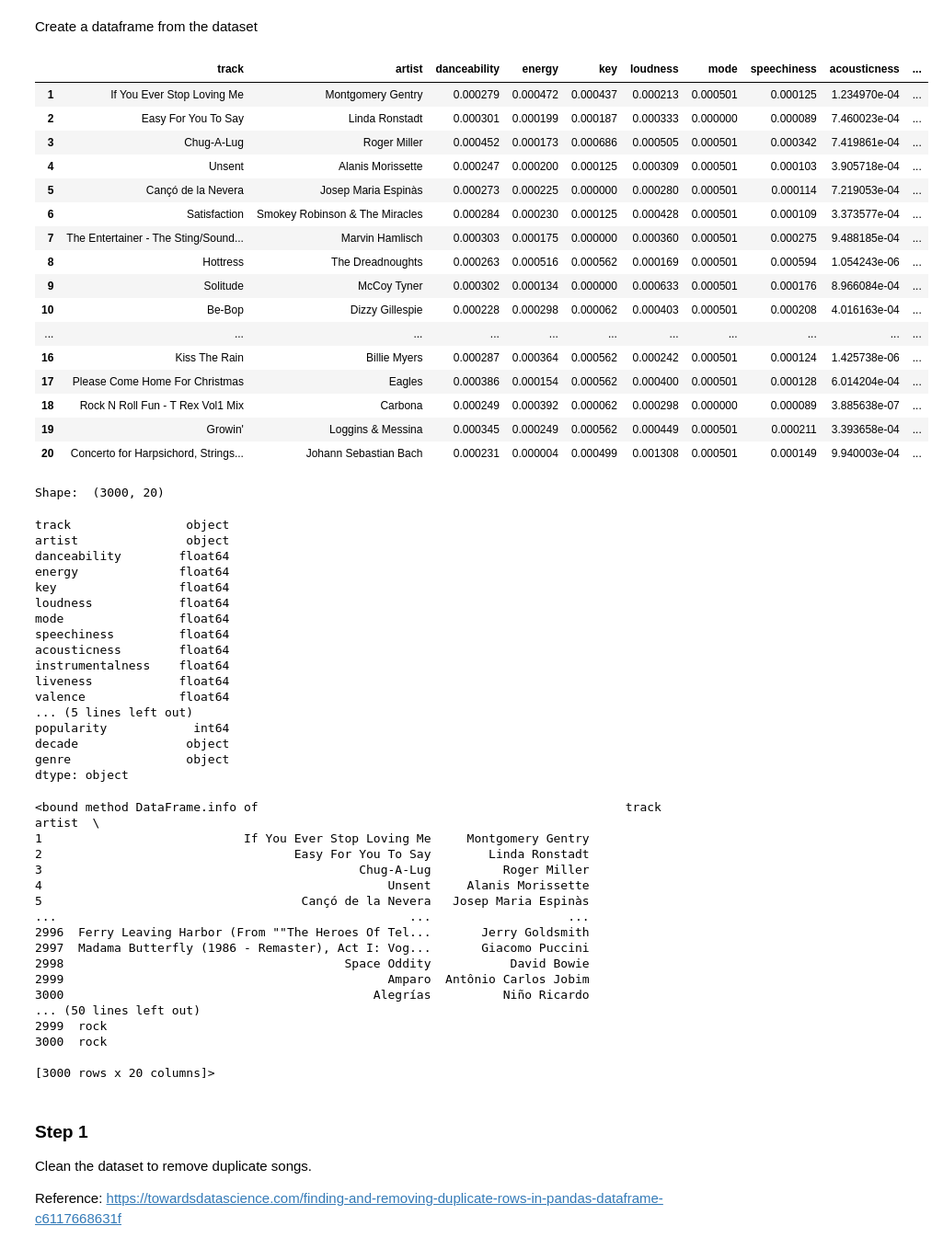
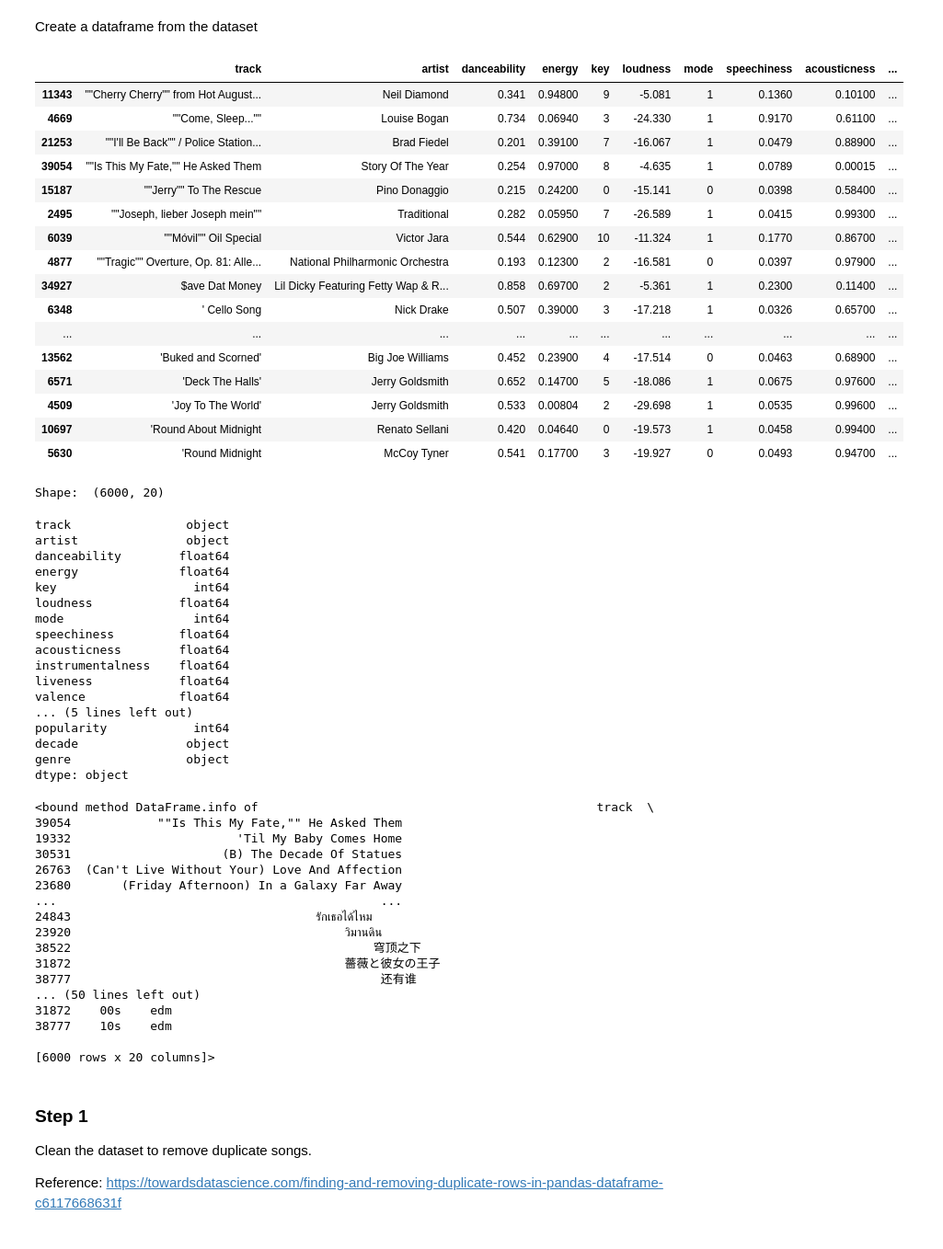
Before and after one commit to DanielTanTWOfficial/song-genre-analysis, a Jupyter notebook: Song Popularity Analysis.ipynb, the cells around one changed output. Shown at 92% size. Saved outputs shown, nothing was run; the diff lists cells and outputs as text; code cells hidden in the pictures.

```diff
--- a/Song Popularity Analysis.ipynb
+++ b/Song Popularity Analysis.ipynb
@@ -15,39 +15,41 @@ sb.set()
 # %% [markdown]
 Create a dataframe from the dataset
 # %%
-songdata = pd.read_csv('data/knn_songs.csv', index_col=0)
+#songdata = pd.read_csv('data/knn_songs.csv', index_col=0)
+songdata = pd.read_csv('data/genre_music.csv')
+songdata = songdata.sort_values(['track'])
 #songdata = songdata.sort_values(["decade"], ascending = (False))
 songdata.head(20)
 # %% [output]
 |  | track | artist | danceability | energy | key | loudness | mode | speechiness | acousticness | ... |
-| 1 | If You Ever Stop Loving Me | Montgomery Gentry | 0.000279 | 0.000472 | 0.000437 | 0.000213 | 0.000501 | 0.000125 | 1.234970e-04 | ... |
-| 2 | Easy For You To Say | Linda Ronstadt | 0.000301 | 0.000199 | 0.000187 | 0.000333 | 0.000000 | 0.000089 | 7.460023e-04 | ... |
-| 3 | Chug-A-Lug | Roger Miller | 0.000452 | 0.000173 | 0.000686 | 0.000505 | 0.000501 | 0.000342 | 7.419861e-04 | ... |
-| 4 | Unsent | Alanis Morissette | 0.000247 | 0.000200 | 0.000125 | 0.000309 | 0.000501 | 0.000103 | 3.905718e-04 | ... |
-| 5 | Cançó de la Nevera | Josep Maria Espinàs | 0.000273 | 0.000225 | 0.000000 | 0.000280 | 0.000501 | 0.000114 | 7.219053e-04 | ... |
-| 6 | Satisfaction | Smokey Robinson & The Miracles | 0.000284 | 0.000230 | 0.000125 | 0.000428 | 0.000501 | 0.000109 | 3.373577e-04 | ... |
-| 7 | The Entertainer - The Sting/Sound... | Marvin Hamlisch | 0.000303 | 0.000175 | 0.000000 | 0.000360 | 0.000501 | 0.000275 | 9.488185e-04 | ... |
-| 8 | Hottress | The Dreadnoughts | 0.000263 | 0.000516 | 0.000562 | 0.000169 | 0.000501 | 0.000594 | 1.054243e-06 | ... |
-| 9 | Solitude | McCoy Tyner | 0.000302 | 0.000134 | 0.000000 | 0.000633 | 0.000501 | 0.000176 | 8.966084e-04 | ... |
-| 10 | Be-Bop | Dizzy Gillespie | 0.000228 | 0.000298 | 0.000062 | 0.000403 | 0.000501 | 0.000208 | 4.016163e-04 | ... |
+| 11343 | ""Cherry Cherry"" from Hot August... | Neil Diamond | 0.341 | 0.94800 | 9 | -5.081 | 1 | 0.1360 | 0.10100 | ... |
+| 4669 | ""Come, Sleep..."" | Louise Bogan | 0.734 | 0.06940 | 3 | -24.330 | 1 | 0.9170 | 0.61100 | ... |
+| 21253 | ""I'll Be Back"" / Police Station... | Brad Fiedel | 0.201 | 0.39100 | 7 | -16.067 | 1 | 0.0479 | 0.88900 | ... |
+| 39054 | ""Is This My Fate,"" He Asked Them | Story Of The Year | 0.254 | 0.97000 | 8 | -4.635 | 1 | 0.0789 | 0.00015 | ... |
+| 15187 | ""Jerry"" To The Rescue | Pino Donaggio | 0.215 | 0.24200 | 0 | -15.141 | 0 | 0.0398 | 0.58400 | ... |
+| 2495 | ""Joseph, lieber Joseph mein"" | Traditional | 0.282 | 0.05950 | 7 | -26.589 | 1 | 0.0415 | 0.99300 | ... |
+| 6039 | ""Móvil"" Oil Special | Victor Jara | 0.544 | 0.62900 | 10 | -11.324 | 1 | 0.1770 | 0.86700 | ... |
+| 4877 | ""Tragic"" Overture, Op. 81: Alle... | National Philharmonic Orchestra | 0.193 | 0.12300 | 2 | -16.581 | 0 | 0.0397 | 0.97900 | ... |
+| 34927 | $ave Dat Money | Lil Dicky Featuring Fetty Wap & R... | 0.858 | 0.69700 | 2 | -5.361 | 1 | 0.2300 | 0.11400 | ... |
+| 6348 | ' Cello Song | Nick Drake | 0.507 | 0.39000 | 3 | -17.218 | 1 | 0.0326 | 0.65700 | ... |
 | ... | ... | ... | ... | ... | ... | ... | ... | ... | ... | ... |
-| 16 | Kiss The Rain | Billie Myers | 0.000287 | 0.000364 | 0.000562 | 0.000242 | 0.000501 | 0.000124 | 1.425738e-06 | ... |
-| 17 | Please Come Home For Christmas | Eagles | 0.000386 | 0.000154 | 0.000562 | 0.000400 | 0.000501 | 0.000128 | 6.014204e-04 | ... |
-| 18 | Rock N Roll Fun - T Rex Vol1 Mix | Carbona | 0.000249 | 0.000392 | 0.000062 | 0.000298 | 0.000000 | 0.000089 | 3.885638e-07 | ... |
-| 19 | Growin' | Loggins & Messina | 0.000345 | 0.000249 | 0.000562 | 0.000449 | 0.000501 | 0.000211 | 3.393658e-04 | ... |
-| 20 | Concerto for Harpsichord, Strings... | Johann Sebastian Bach | 0.000231 | 0.000004 | 0.000499 | 0.001308 | 0.000501 | 0.000149 | 9.940003e-04 | ... |
+| 13562 | 'Buked and Scorned' | Big Joe Williams | 0.452 | 0.23900 | 4 | -17.514 | 0 | 0.0463 | 0.68900 | ... |
+| 6571 | 'Deck The Halls' | Jerry Goldsmith | 0.652 | 0.14700 | 5 | -18.086 | 1 | 0.0675 | 0.97600 | ... |
+| 4509 | 'Joy To The World' | Jerry Goldsmith | 0.533 | 0.00804 | 2 | -29.698 | 1 | 0.0535 | 0.99600 | ... |
+| 10697 | 'Round About Midnight | Renato Sellani | 0.420 | 0.04640 | 0 | -19.573 | 1 | 0.0458 | 0.99400 | ... |
+| 5630 | 'Round Midnight | McCoy Tyner | 0.541 | 0.17700 | 3 | -19.927 | 0 | 0.0493 | 0.94700 | ... |
 # %%
 print("Shape: ", songdata.shape)
 songdata.dtypes
 # %% [output]
-Shape:  (3000, 20)
+Shape:  (6000, 20)
 track                object
 artist               object
 danceability        float64
 energy              float64
-key                 float64
+key                   int64
 loudness            float64
-mode                float64
+mode                  int64
 speechiness         float64
 acousticness        float64
 instrumentalness    float64
@@ -61,23 +63,23 @@ dtype: object
 # %%
 songdata.info
 # %% [output]
-<bound method DataFrame.info of                                                   track                artist  \
-1                            If You Ever Stop Loving Me     Montgomery Gentry
-2                                   Easy For You To Say        Linda Ronstadt
-3                                            Chug-A-Lug          Roger Miller
-4                                                Unsent     Alanis Morissette
-5                                    Cançó de la Nevera   Josep Maria Espinàs
-...                                                 ...                   ...
-2996  Ferry Leaving Harbor (From ""The Heroes Of Tel...       Jerry Goldsmith
-2997  Madama Butterfly (1986 - Remaster), Act I: Vog...       Giacomo Puccini
-2998                                       Space Oddity           David Bowie
-2999                                             Amparo  Antônio Carlos Jobim
-3000                                           Alegrías          Niño Ricardo
+<bound method DataFrame.info of                                               track  \
+39054            ""Is This My Fate,"" He Asked Them
+19332                       'Til My Baby Comes Home
+30531                     (B) The Decade Of Statues
+26763  (Can't Live Without Your) Love And Affection
+23680       (Friday Afternoon) In a Galaxy Far Away
+...                                             ...
+24843                                  รักเธอได้ไหม
+23920                                      วิมานดิน
+38522                                          穹顶之下
+31872                                      薔薇と彼女の王子
+38777                                           还有谁
 ... (50 lines left out)
-2999  rock
-3000  rock
+31872    00s    edm
+38777    10s    edm
 
-[3000 rows x 20 columns]>
+[6000 rows x 20 columns]>
 # %% [markdown]
 ### Step 1
 Clean the dataset to remove duplicate songs.
```
Also changed, not shown: parts of 13 cells of this notebook, 1 other file.
